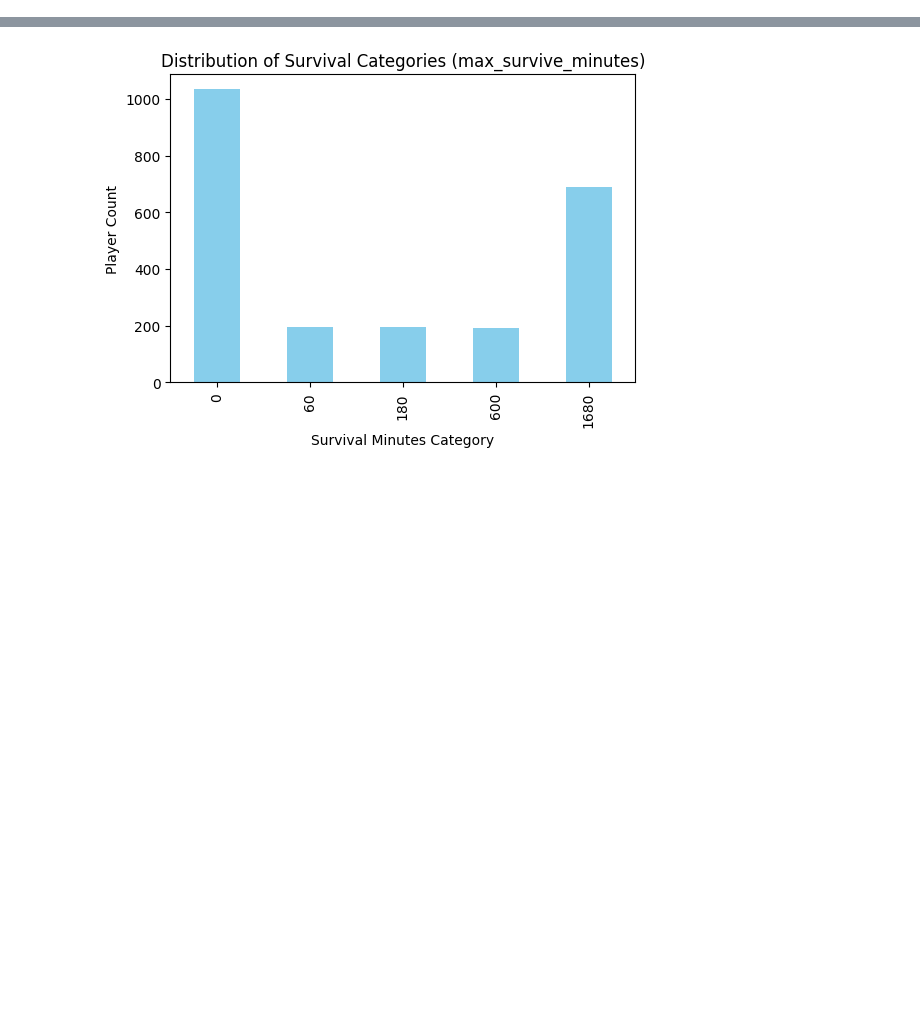
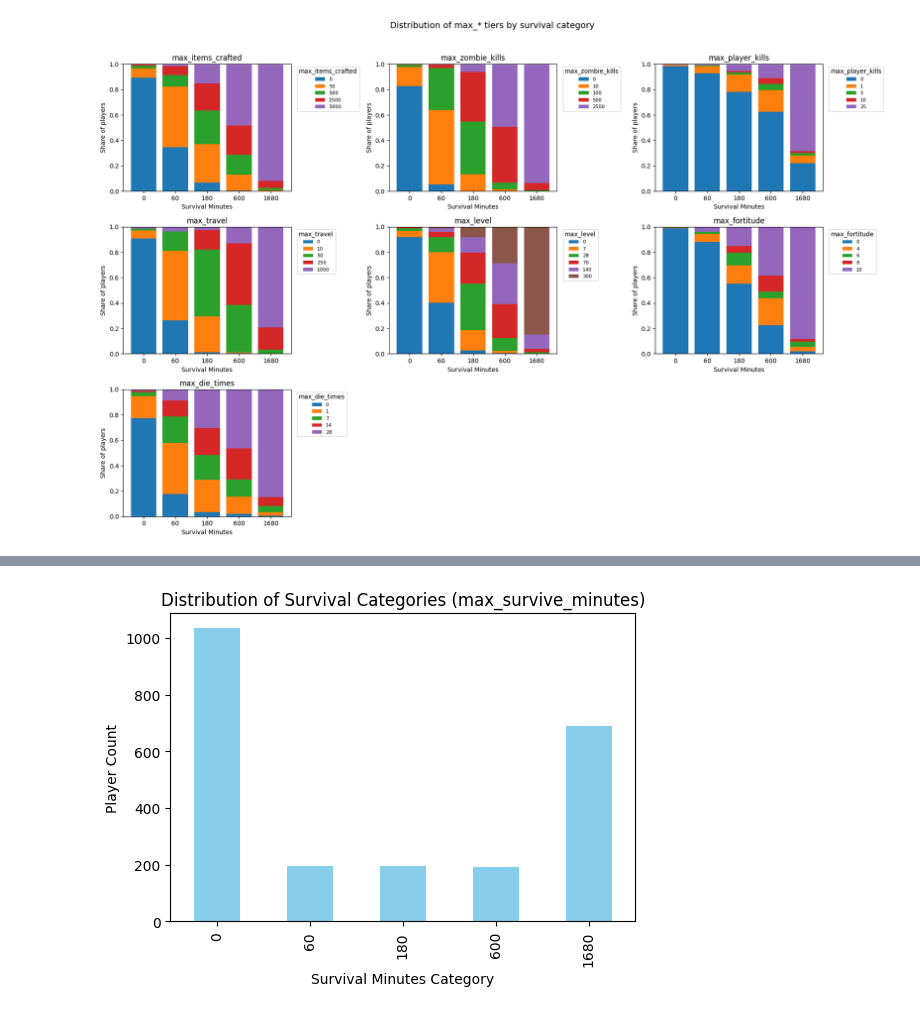
Before and after one commit to alextianyf/Steam-GamePlayer-Insight, a Jupyter notebook: notebooks/7DTD/02-Survival-time-classification.ipynb, the cells around one changed output, grey strips where cells are left out. Cells and saved outputs as stored; diff of their text form; code cells hidden in the pictures; blank space fills up the shorter version.

```diff
--- a/notebooks/7DTD/02-Survival-time-classification.ipynb
+++ b/notebooks/7DTD/02-Survival-time-classification.ipynb
@@ -940,0 +141,4 @@ weighted avg     0.5826    0.5732    0.5775       239
+# %%
+plot_max_tier_distribution_grid(df_summary)
+# %% [output]
+[figure, added]
```
Also changed, not shown: parts of 16 cells of this notebook, 1 other file.
